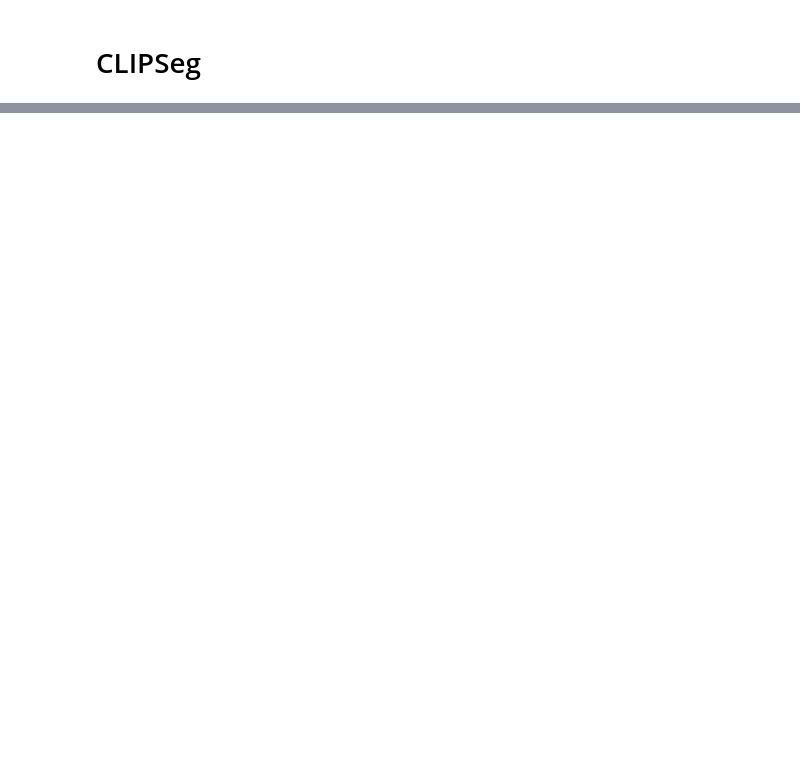
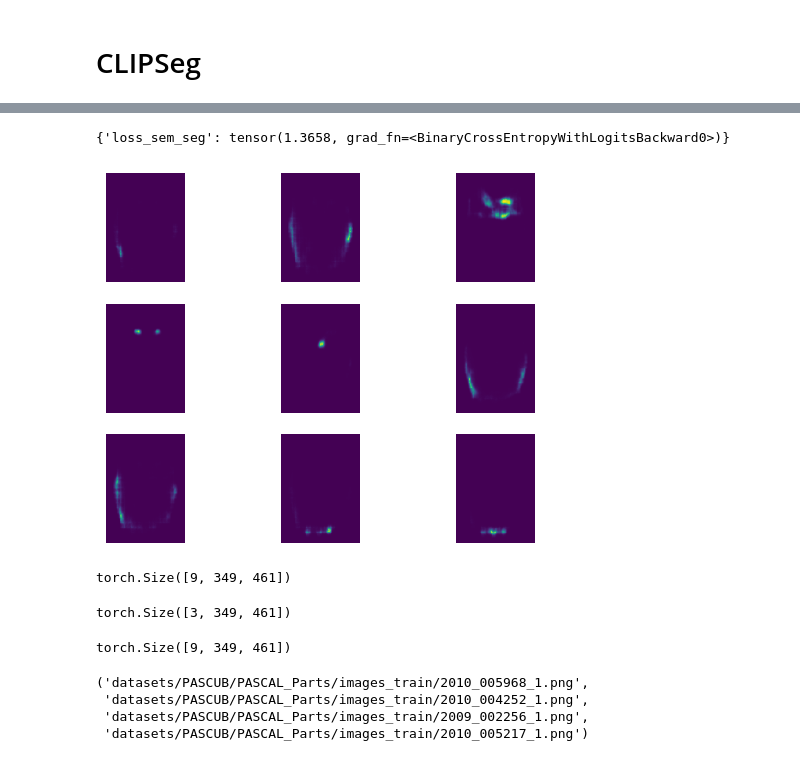
Before and after one commit to zijizhu/part-concept, a Jupyter notebook: clipseg.ipynb, the cells around one changed output, grey strips where cells are left out. Drawn from its saved outputs; the diff is of its cells as text; code cells hidden in the pictures; blank space fills up the shorter version.

Commit message:
clipseg training wip

```diff
--- a/clipseg.ipynb
+++ b/clipseg.ipynb
@@ -85,6 +55,0 @@ out[0]['outputs'].logits.shape
-# %%
-import matplotlib.pyplot as plt
-fig, axes = plt.subplots(3,3)
-for ax, score_map, part_name in zip(axes.flatten(), out[0]['sem_seg'].numpy(), clip_seg.part_texts):
-    ax.imshow(score_map)
-    ax.title.set_text(part_name)
@@ -109,5 +55,0 @@ import matplotlib.pyplot as plt
-# %%
-fig, axes = plt.subplots(4, 3)
-for i, ax in zip(range(11), axes.flatten()):
-    ax.imshow((parts == i).astype(int))
-    ax.axis('off')
@@ -136,0 +64,43 @@ c.unique()
+# %%
+dataloader_train = DataLoader(dataset=dataset_train, batch_size=4, shuffle=False, collate_fn=collate_fn)
+dataloader_train_iter = iter(dataloader_train)
+# %%
+# inference
+batch = next(dataloader_train_iter)
+clip_seg.eval()
+with torch.no_grad():
+    results = clip_seg(batch)
+# %%
+# train
+batch = next(dataloader_train_iter)
+clip_seg.train()
+loss = clip_seg(batch)
+loss
+# %% [output]
+{'loss_sem_seg': tensor(1.3658, grad_fn=<BinaryCrossEntropyWithLogitsBackward0>)}
+# %%
+gif, axes = plt.subplots(3, 3)
+for score_map, ax in zip(results[0]['sem_seg'], axes.flatten()):
+    ax.imshow(score_map)
+    ax.axis('off')
+# %% [output]
+[figure, added]
+# %%
+results[0]['sem_seg'].shape
+# %% [output]
+torch.Size([9, 349, 461])
+# %%
+batch[2][0].shape
+# %% [output]
+torch.Size([3, 349, 461])
+# %%
+results[0]['sem_seg'].shape
+# %% [output]
+torch.Size([9, 349, 461])
+# %%
+batch[0]
+# %% [output]
+('datasets/PASCUB/PASCAL_Parts/images_train/2010_005968_1.png',
+ 'datasets/PASCUB/PASCAL_Parts/images_train/2010_004252_1.png',
+ 'datasets/PASCUB/PASCAL_Parts/images_train/2009_002256_1.png',
+ 'datasets/PASCUB/PASCAL_Parts/images_train/2010_005217_1.png')
```
Also changed, not shown: parts of 37 cells of this notebook, 2 other files.
